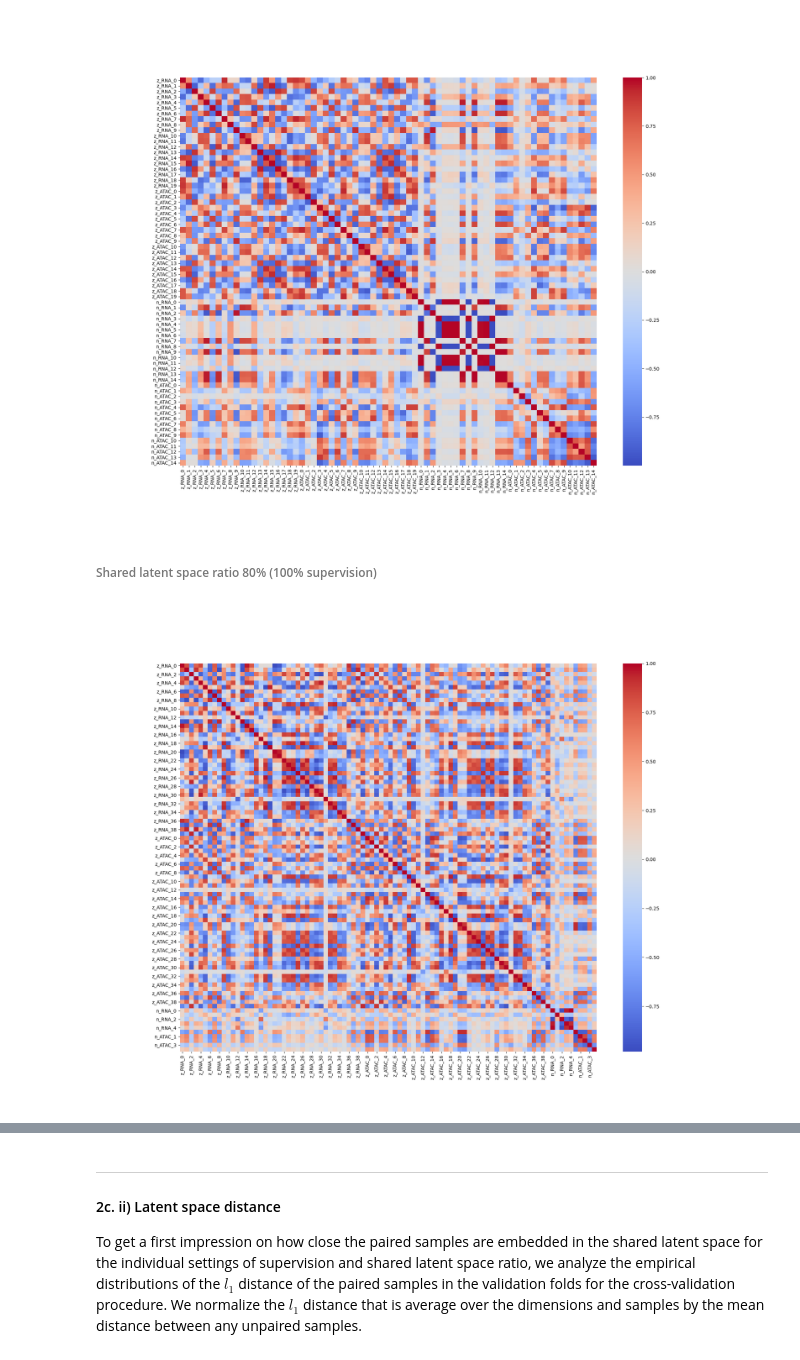
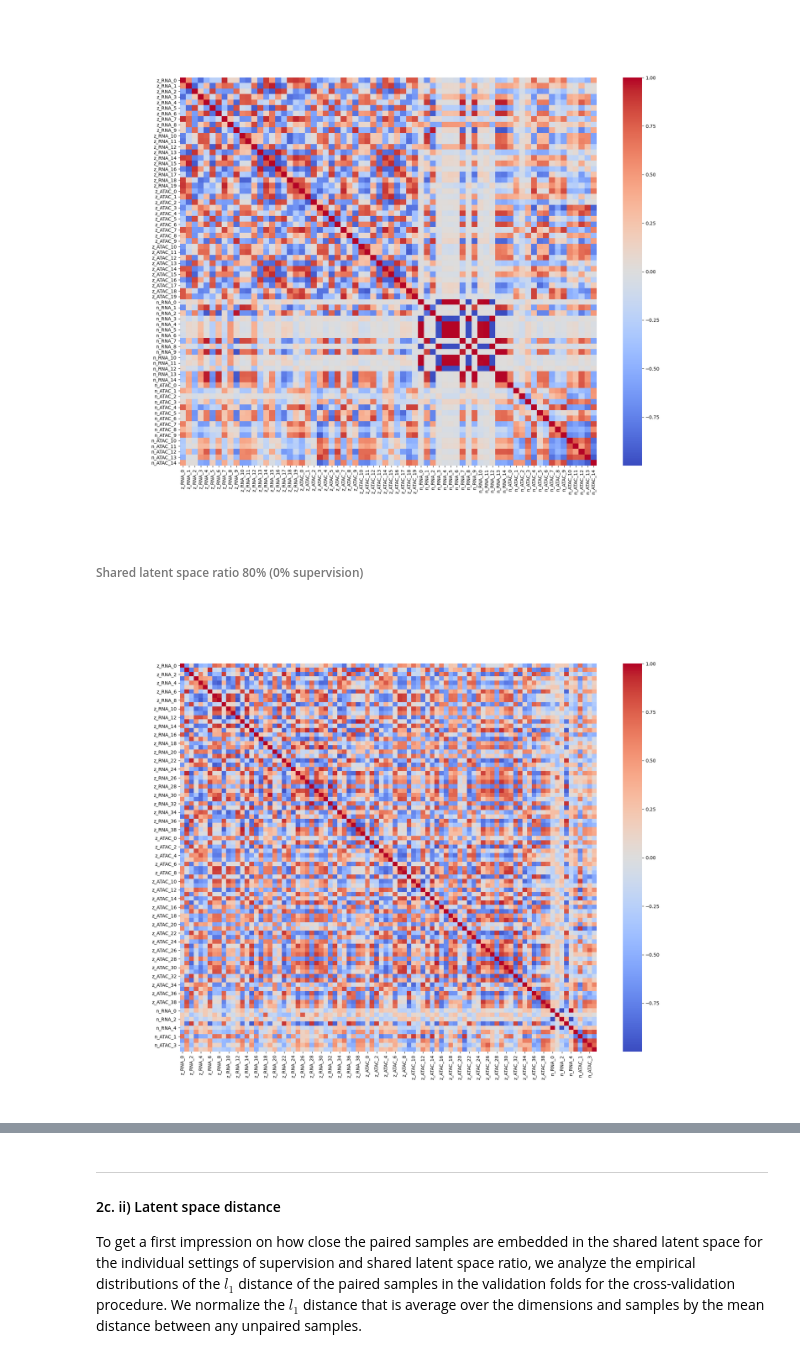
Before and after one commit to dpaysan/domain_translation, a Jupyter notebook: notebooks/visualization_partly_integrated_latent_space_results.ipynb, the cells around one changed output, grey strips where cells are left out. Saved outputs shown, nothing was run; the diff lists cells and outputs as text; code cells hidden in the pictures.

```diff
--- a/notebooks/visualization_partly_integrated_latent_space_results.ipynb
+++ b/notebooks/visualization_partly_integrated_latent_space_results.ipynb
@@ -112,7 +112,7 @@ In the following the setups of the models that were used for the experiments are
 
 In the following we will summarize the results of the experiments whose setup was described previously.
 # %%
-experiment_dir = '/home/paysan_d/PycharmProjects/domain_translation/data/a549_dex/final_experiments/pils_correct'
+experiment_dir = '/home/paysan_d/PycharmProjects/domain_translation/data/a549_dex/final_experiments/pils_ls_50/'
 reconstruction_results, latent_distance_results, knn_results = \
 evaluate_partly_integrated_latent_space_paired_data_experiments(experiment_dir)
 # %% [markdown]
@@ -166,9 +174,9 @@ Image(filename='/home/paysan_d/PycharmProjects/domain_translation/data/a549_dex/
 # %% [output]
 [figure]
 # %% [markdown]
-###### Shared latent space ratio 80% (100% supervision)
+###### Shared latent space ratio 80% (0% supervision)
 # %%
-Image(filename='/home/paysan_d/PycharmProjects/domain_translation/data/a549_dex/final_experiments/pils_correct/80_0/fold_4/epoch_950/latent_space_correlation_structure_train.png', width = 800, height = 600)
+Image(filename=experiment_dir+'80_0/fold_4/epoch_950/latent_space_correlation_structure_train.png', width = 800, height = 600)
 # %% [output]
-[figure, old version]
+[figure, new version]
 # %% [markdown]
```
Also changed, not shown: parts of 12 cells of this notebook.
